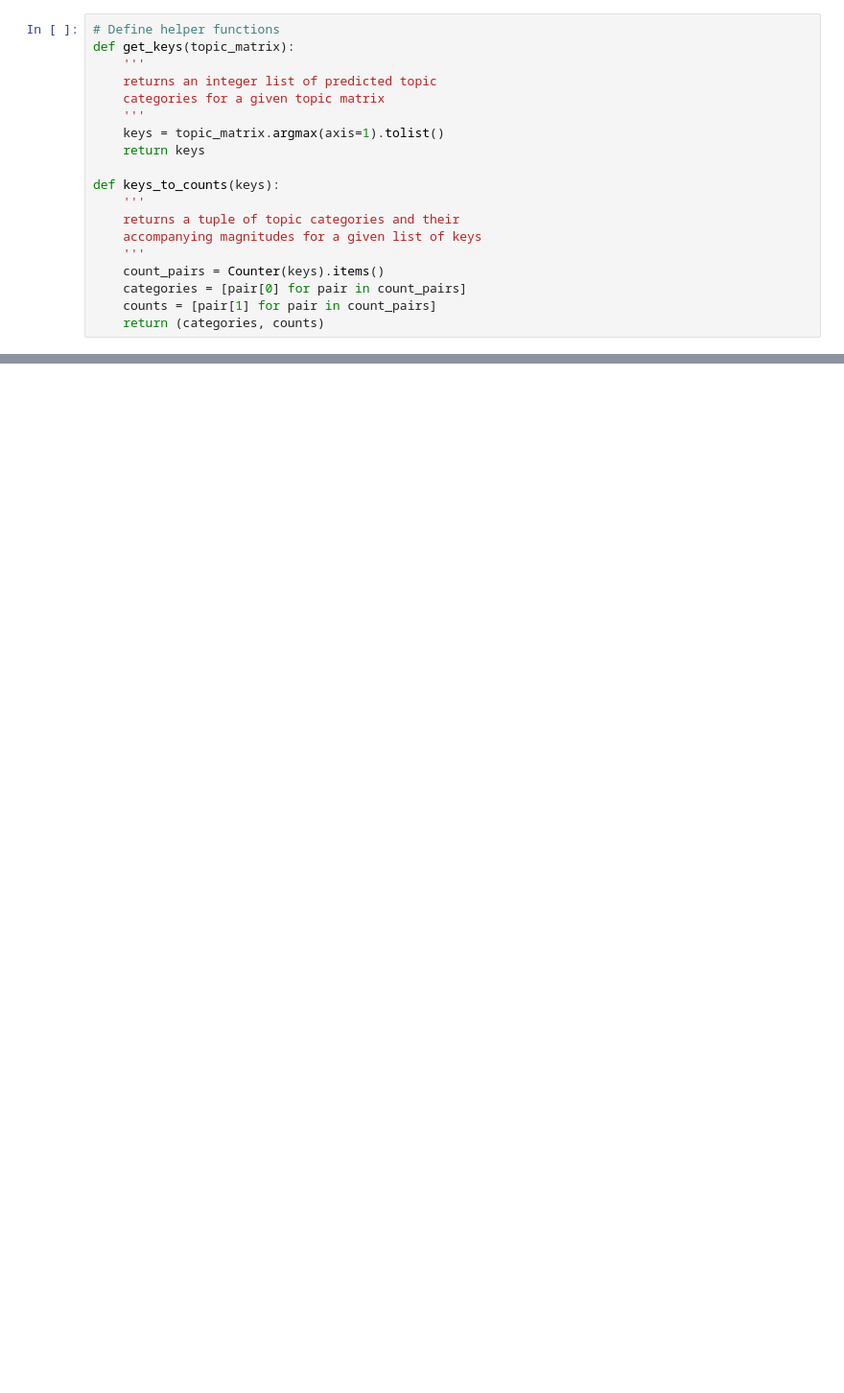
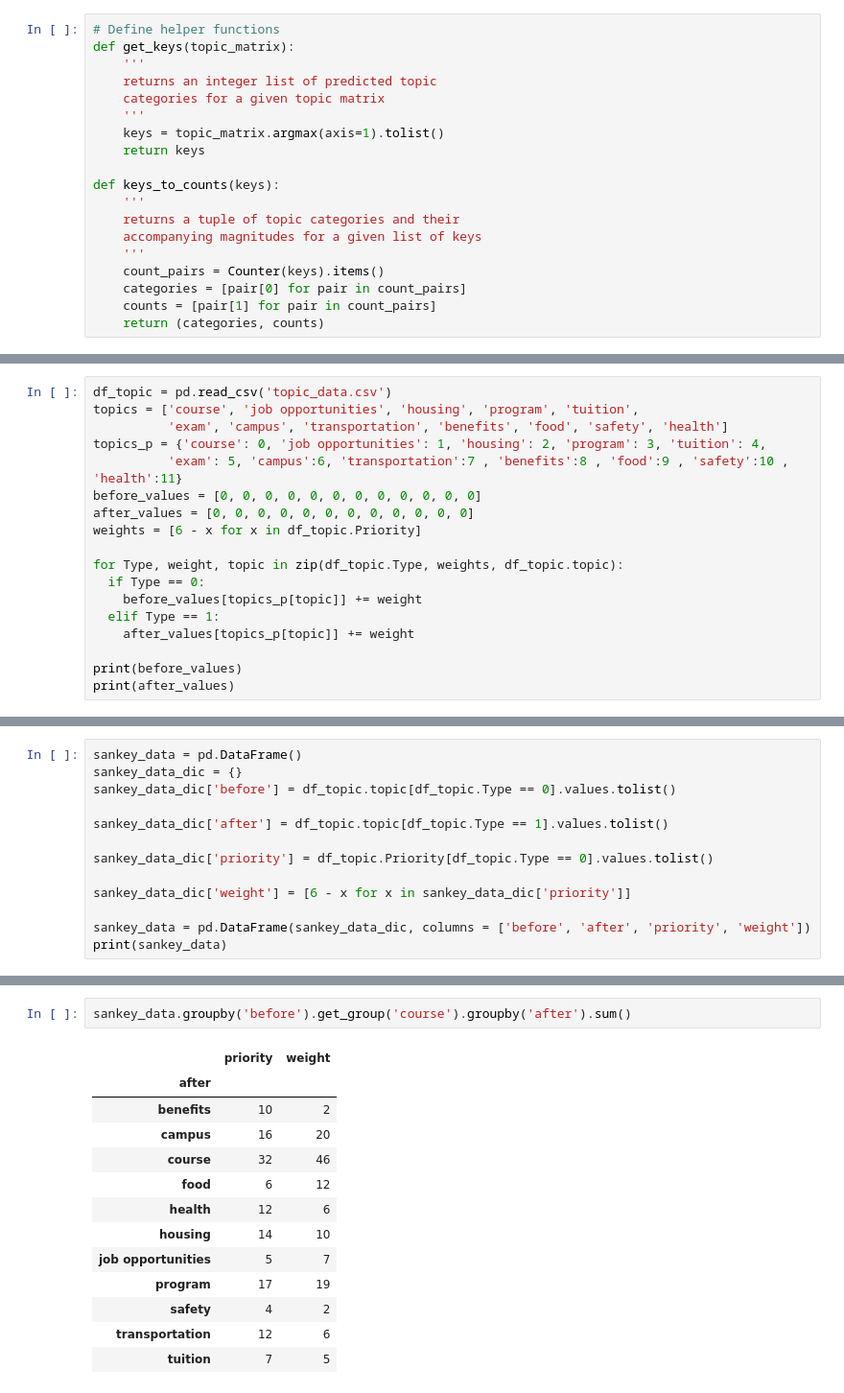
Before and after one commit to qingqingye/6607-project-, a Jupyter notebook: dataclean_lda_6607project.ipynb, the cells around one changed output, grey strips where cells are left out. Shown at 96% size. Drawn from its saved outputs; the diff is of its cells as text; blank space fills up the shorter version.

```diff
--- a/dataclean_lda_6607project.ipynb
+++ b/dataclean_lda_6607project.ipynb
@@ -212,0 +218,18 @@ Topic 15:  campus increase safety activities opportunities gta gra students
+# %%
+df_topic = pd.read_csv('topic_data.csv')
+topics = ['course', 'job opportunities', 'housing', 'program', 'tuition',
+          'exam', 'campus', 'transportation', 'benefits', 'food', 'safety', 'health']
+topics_p = {'course': 0, 'job opportunities': 1, 'housing': 2, 'program': 3, 'tuition': 4,
+          'exam': 5, 'campus':6, 'transportation':7 , 'benefits':8 , 'food':9 , 'safety':10 , 'health':11}
+before_values = [0, 0, 0, 0, 0, 0, 0, 0, 0, 0, 0, 0]
+after_values = [0, 0, 0, 0, 0, 0, 0, 0, 0, 0, 0, 0]
+weights = [6 - x for x in df_topic.Priority]
+
+for Type, weight, topic in zip(df_topic.Type, weights, df_topic.topic):
+  if Type == 0:
+    before_values[topics_p[topic]] += weight
+  elif Type == 1:
+    after_values[topics_p[topic]] += weight
+
+print(before_values)
+print(after_values)
@@ -212,0 +239,13 @@ Topic 15:  campus increase safety activities opportunities gta gra students
+# %%
+sankey_data = pd.DataFrame()
+sankey_data_dic = {}
+sankey_data_dic['before'] = df_topic.topic[df_topic.Type == 0].values.tolist()
+
+sankey_data_dic['after'] = df_topic.topic[df_topic.Type == 1].values.tolist()
+
+sankey_data_dic['priority'] = df_topic.Priority[df_topic.Type == 0].values.tolist()
+
+sankey_data_dic['weight'] = [6 - x for x in sankey_data_dic['priority']]
+
+sankey_data = pd.DataFrame(sankey_data_dic, columns = ['before', 'after', 'priority', 'weight'])
+print(sankey_data)
@@ -212,0 +267,16 @@ Topic 15:  campus increase safety activities opportunities gta gra students
+# %%
+sankey_data.groupby('before').get_group('course').groupby('after').sum()
+# %% [output]
+|  | priority | weight |
+| after |  |  |
+| benefits | 10 | 2 |
+| campus | 16 | 20 |
+| course | 32 | 46 |
+| food | 6 | 12 |
+| health | 12 | 6 |
+| housing | 14 | 10 |
+| job opportunities | 5 | 7 |
+| program | 17 | 19 |
+| safety | 4 | 2 |
+| transportation | 12 | 6 |
+| tuition | 7 | 5 |
```
Also changed, not shown: parts of 19 cells of this notebook.
